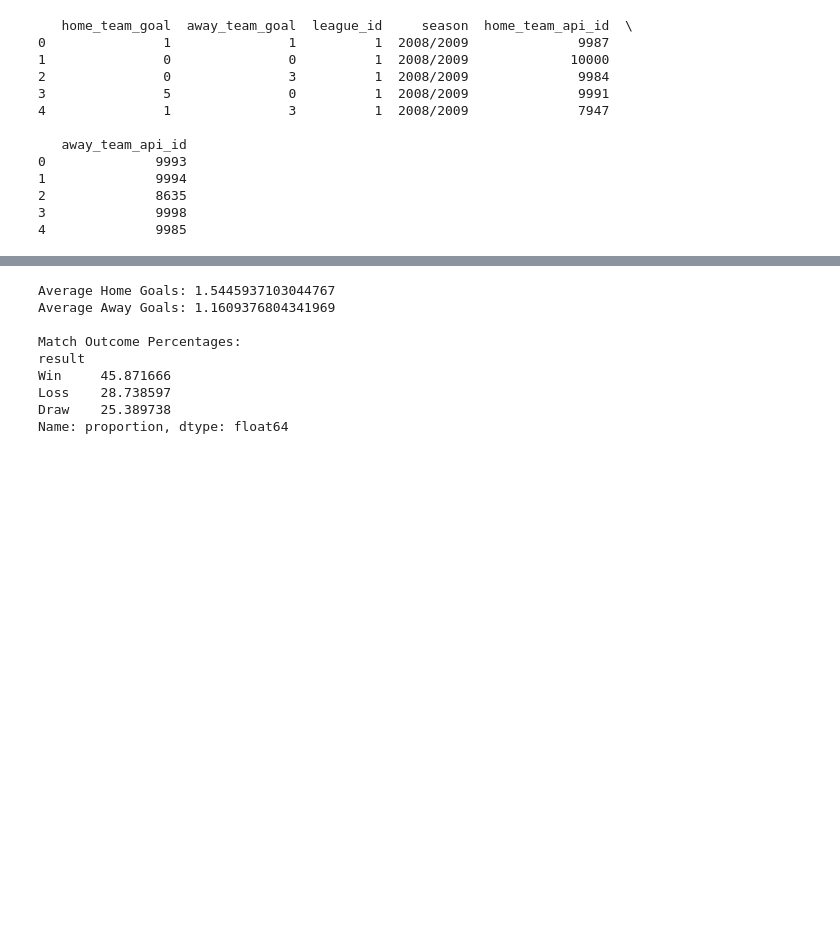
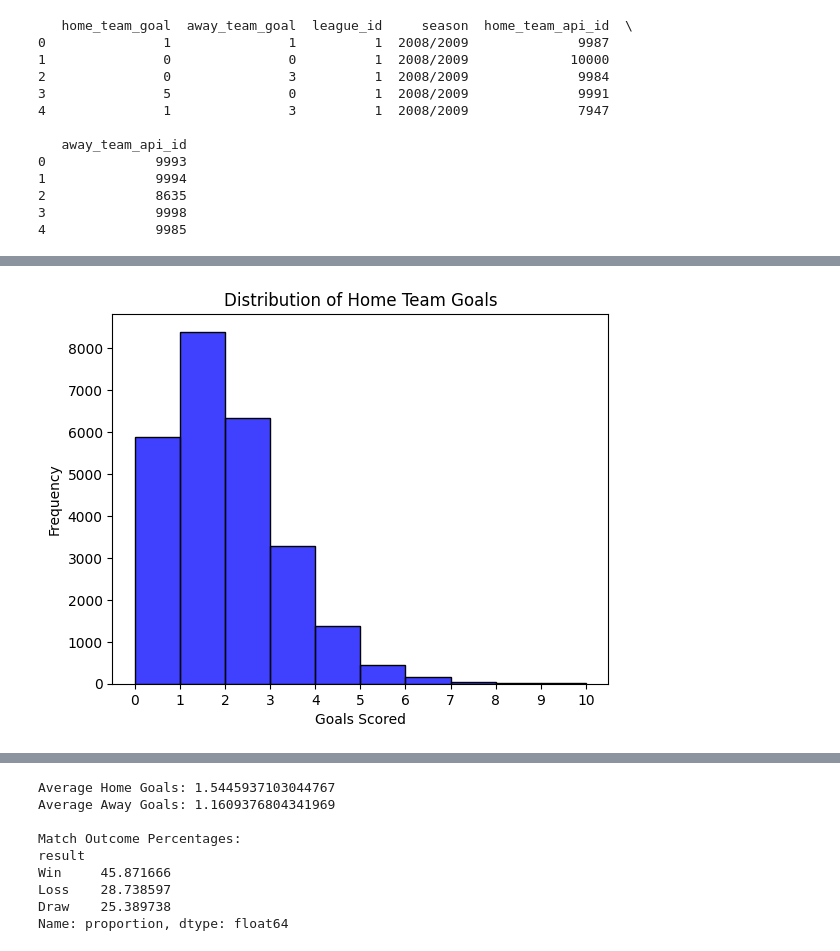
Before and after one commit to damianfraser/football-match-analysis, a Jupyter notebook: home_advantage_analysis.ipynb, the cells around one changed output, grey strips where cells are left out. Cells and saved outputs as stored; diff of their text form; code cells hidden in the pictures; blank space fills up the shorter version.

```diff
--- a/home_advantage_analysis.ipynb
+++ b/home_advantage_analysis.ipynb
@@ -55,0 +71,14 @@ print(matches.head())
+# %%
+queryHomeGoals = """
+SELECT home_team_goal
+FROM Match
+"""
+home_goals = pd.read_sql(queryHomeGoals, conn)
+sns.histplot(home_goals['home_team_goal'], color="blue", bins=10)
+plt.xticks(range(0, 11, 1))
+plt.title("Distribution of Home Team Goals")
+plt.xlabel("Goals Scored")
+plt.ylabel("Frequency")
+plt.show()
+# %% [output]
+[figure, added]
```
Also changed, not shown: parts of 4 cells of this notebook.
